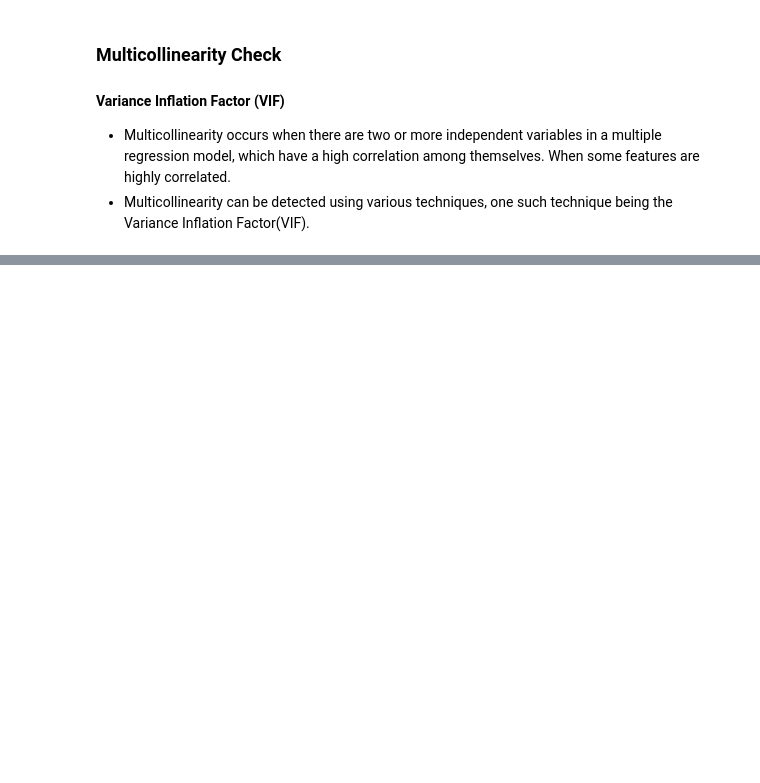
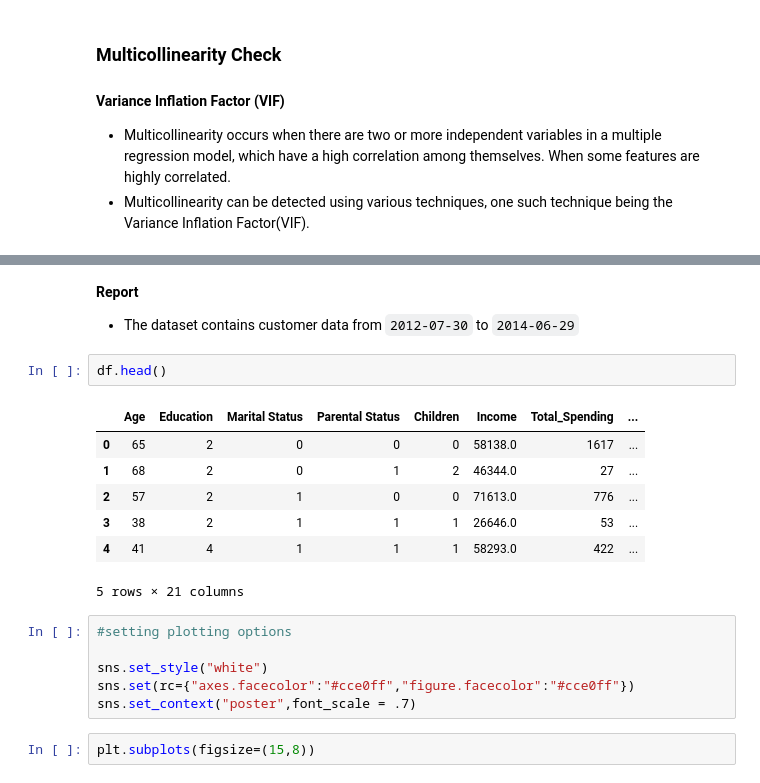
Before and after one commit to aditisahayad/Customer-Categorization---ML-Project, a Jupyter notebook: notebooks/EDA.ipynb, the cells around one changed output, grey strips where cells are left out. Drawn from its saved outputs; the diff is of its cells as text; blank space fills up the shorter version.

```diff
--- a/notebooks/EDA.ipynb
+++ b/notebooks/EDA.ipynb
@@ -342,0 +461,21 @@ Names of continues features : ['Age', 'Income', 'Total_Spending', 'Days_as_Custo
+# %% [markdown]
+**Report**
+* The dataset contains customer data from `2012-07-30` to `2014-06-29`
+# %%
+df.head()
+# %% [output]
+|  | Age | Education | Marital Status | Parental Status | Children | Income | Total_Spending | ... |
+| 0 | 65 | 2 | 0 | 0 | 0 | 58138.0 | 1617 | ... |
+| 1 | 68 | 2 | 0 | 1 | 2 | 46344.0 | 27 | ... |
+| 2 | 57 | 2 | 1 | 0 | 0 | 71613.0 | 776 | ... |
+| 3 | 38 | 2 | 1 | 1 | 1 | 26646.0 | 53 | ... |
+| 4 | 41 | 4 | 1 | 1 | 1 | 58293.0 | 422 | ... |
+5 rows × 21 columns
+# %%
+#setting plotting options
+
+sns.set_style("white")
+sns.set(rc={"axes.facecolor":"#cce0ff","figure.facecolor":"#cce0ff"})
+sns.set_context("poster",font_scale = .7)
+# %%
+plt.subplots(figsize=(15,8))
```
Also changed, not shown: parts of 14 cells of this notebook.
